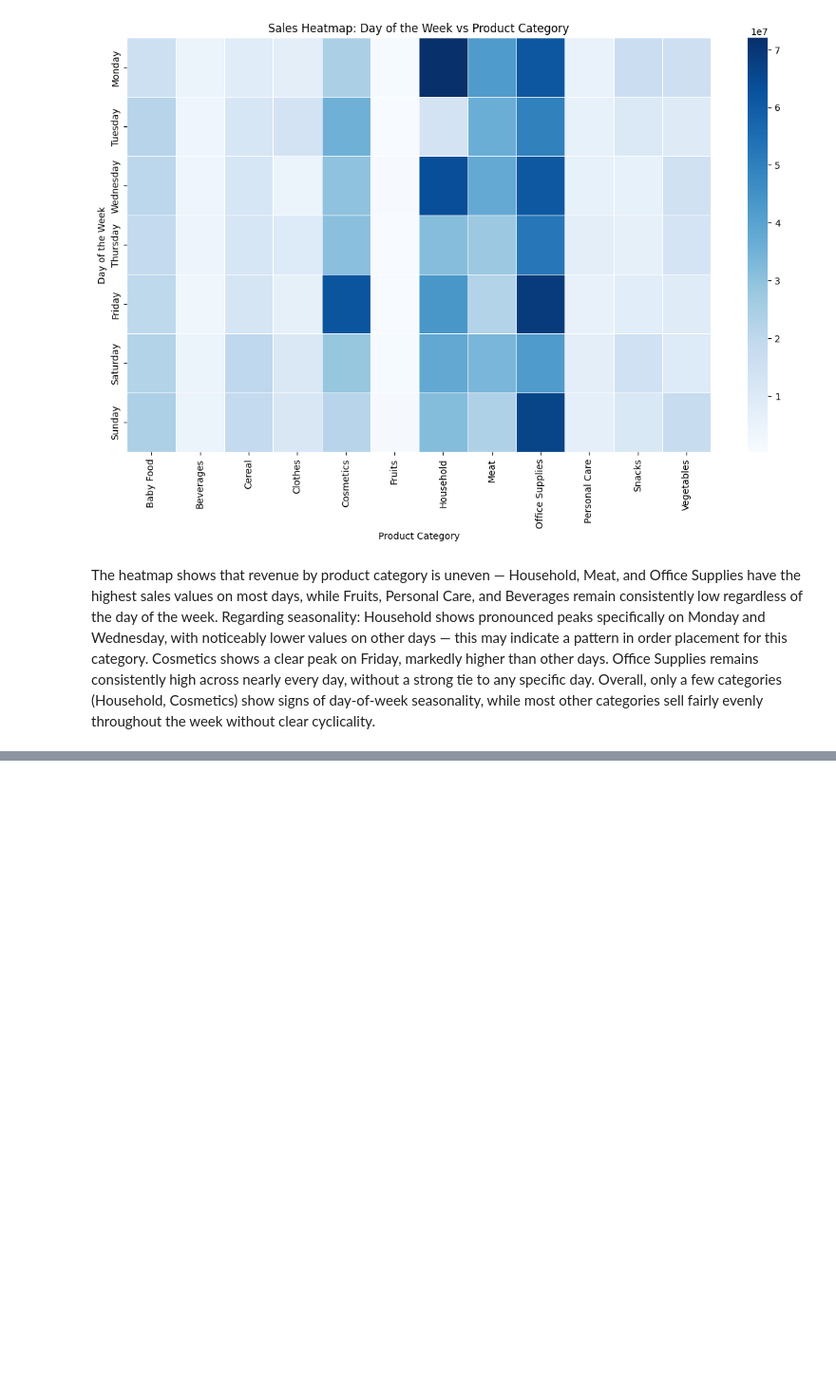
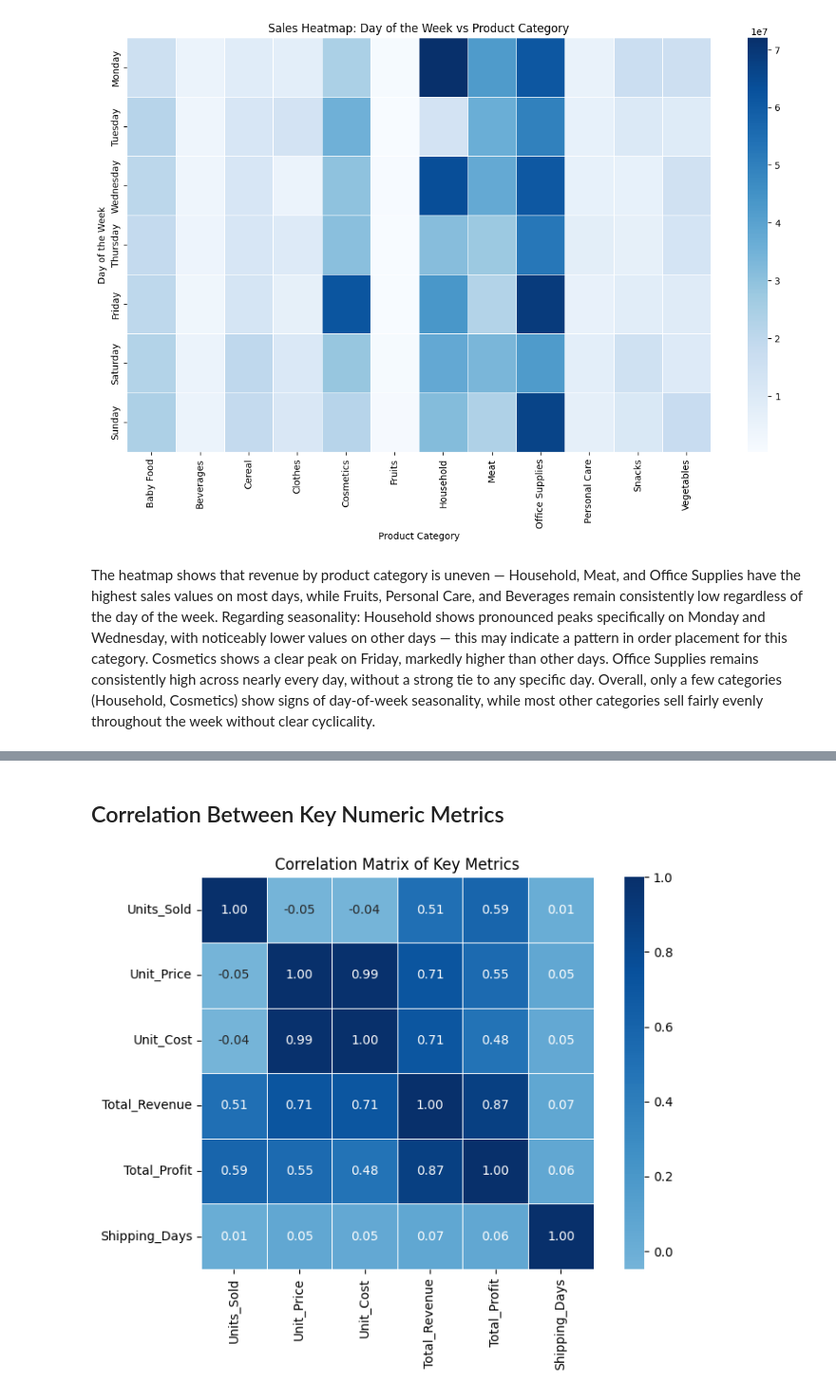
Before and after one commit to KatKolesnyk/python-portfolio, a Jupyter notebook: Global_Sales_Data_Analysis.ipynb, the cells around one changed output, grey strips where cells are left out. Shown at 95% size. Cells and saved outputs as stored; diff of their text form; code cells hidden in the pictures; blank space fills up the shorter version.

```diff
--- a/Global_Sales_Data_Analysis.ipynb
+++ b/Global_Sales_Data_Analysis.ipynb
@@ -755,0 +857,17 @@ The heatmap shows that revenue by product category is uneven — Household, Meat
+# %% [markdown]
+## Correlation Between Key Numeric Metrics
+# %%
+# A quick way to spot any strong (or surprisingly weak) relationships
+# between core business metrics in one view.
+numeric_cols = ["Units_Sold", "Unit_Price", "Unit_Cost", "Total_Revenue",
+                 "Total_Profit", "Shipping_Days"]
+corr_matrix = data_full[numeric_cols].corr()
+
+plt.figure(figsize=(8, 6))
+sns.heatmap(corr_matrix, annot=True, fmt=".2f", cmap="Blues", center=0,
+            square=True, linewidths=0.5)
+plt.title("Correlation Matrix of Key Metrics")
+plt.tight_layout()
+plt.show()
+# %% [output]
+[figure, added]
```
Also changed, not shown: parts of 9 cells of this notebook.
